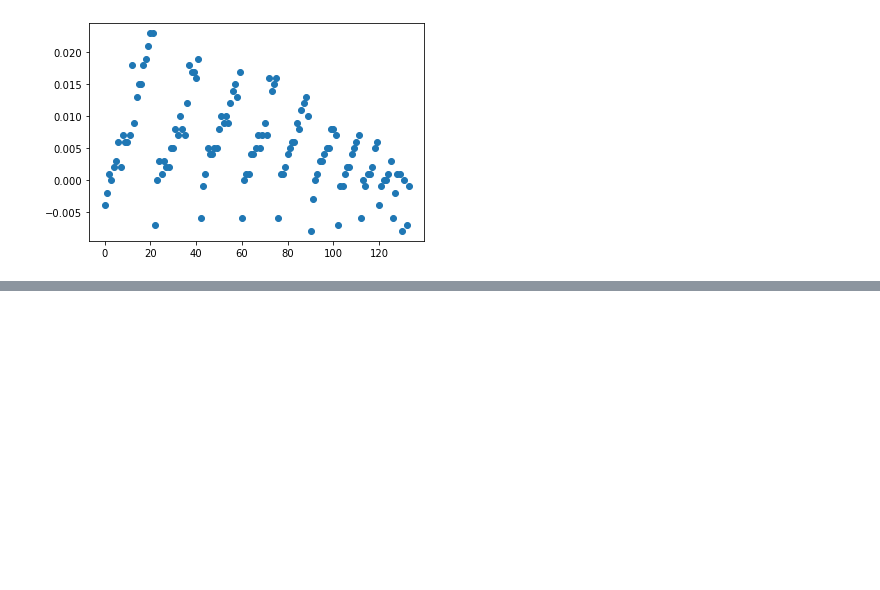
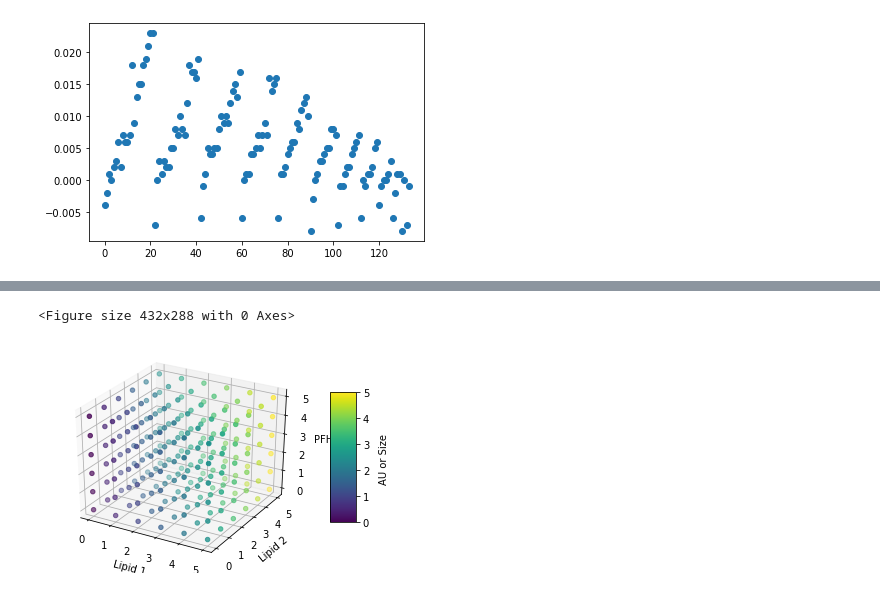
Before and after one commit to pozzo-research-group/OT2Protocols, a Jupyter notebook: ot2protocol/Ouzo_OT2_Sampling/Plate Reader UVVis Processing_final.ipynb, the cells around one changed output, grey strips where cells are left out. Drawn from its saved outputs; the diff is of its cells as text; code cells hidden in the pictures; blank space fills up the shorter version.

```diff
--- a/ot2protocol/Ouzo_OT2_Sampling/Plate Reader UVVis Processing_final.ipynb
+++ b/ot2protocol/Ouzo_OT2_Sampling/Plate Reader UVVis Processing_final.ipynb
@@ -202,0 +225,41 @@ sns.boxplot(x=z)
+# %%
+from mpl_toolkits.mplot3d import Axes3D
+import matplotlib.pyplot as plt
+import numpy as np
+
+def fn(x, y):
+    """Custom fuction to determine the colour (potential?) of the point"""
+    return (x + y) / 2  # use average as a placeholder
+
+plt.tight_layout()
+fig = plt.figure()
+ax = fig.add_subplot(111, projection='3d')
+
+size = 6# range 0 to 10
+# Make the 3D grid
+X, Y, Z = np.meshgrid(np.arange(0, size, 1),
+                      np.arange(0, size, 1),
+                      np.arange(0, size, 1))
+
+# calculate a colour for point(x,y,z)
+zs = np.array([fn(x, y) for x, y in zip(np.ravel(X), np.ravel(Y))])
+ZZ = zs.reshape(X.shape)  # this is used below
+
+# create the surface
+xx, yy = np.meshgrid(np.arange(0, size, 1), np.arange(0, size, 1))
+# Calcule the surface Z value, e.g. average of  the colours calculated above
+zzs = np.array([np.average(ZZ[x][y]) for x, y in zip(np.ravel(xx), np.ravel(yy))])
+zz= zzs.reshape(xx.shape)
+
+cube = ax.scatter(X, Y, Z, zdir='z', c=zs)
+# surf = ax.plot_surface(xx, yy, zz, cmap=plt.cm.rainbow)
+cbar = fig.colorbar(cube, shrink=0.6, aspect=5) # Add a color bar
+cbar_txt = "AU or Size "
+cbar.set_label(cbar_txt, labelpad = 10)
+ax.set_xlabel('Lipid 1')
+ax.set_ylabel('Lipid 2')
+ax.set_zlabel('PFH')
+plt.show()
+# %% [output]
+<Figure size 432x288 with 0 Axes>
+[figure, added]
```
Also changed, not shown: parts of 8 cells of this notebook, 3 other files.
